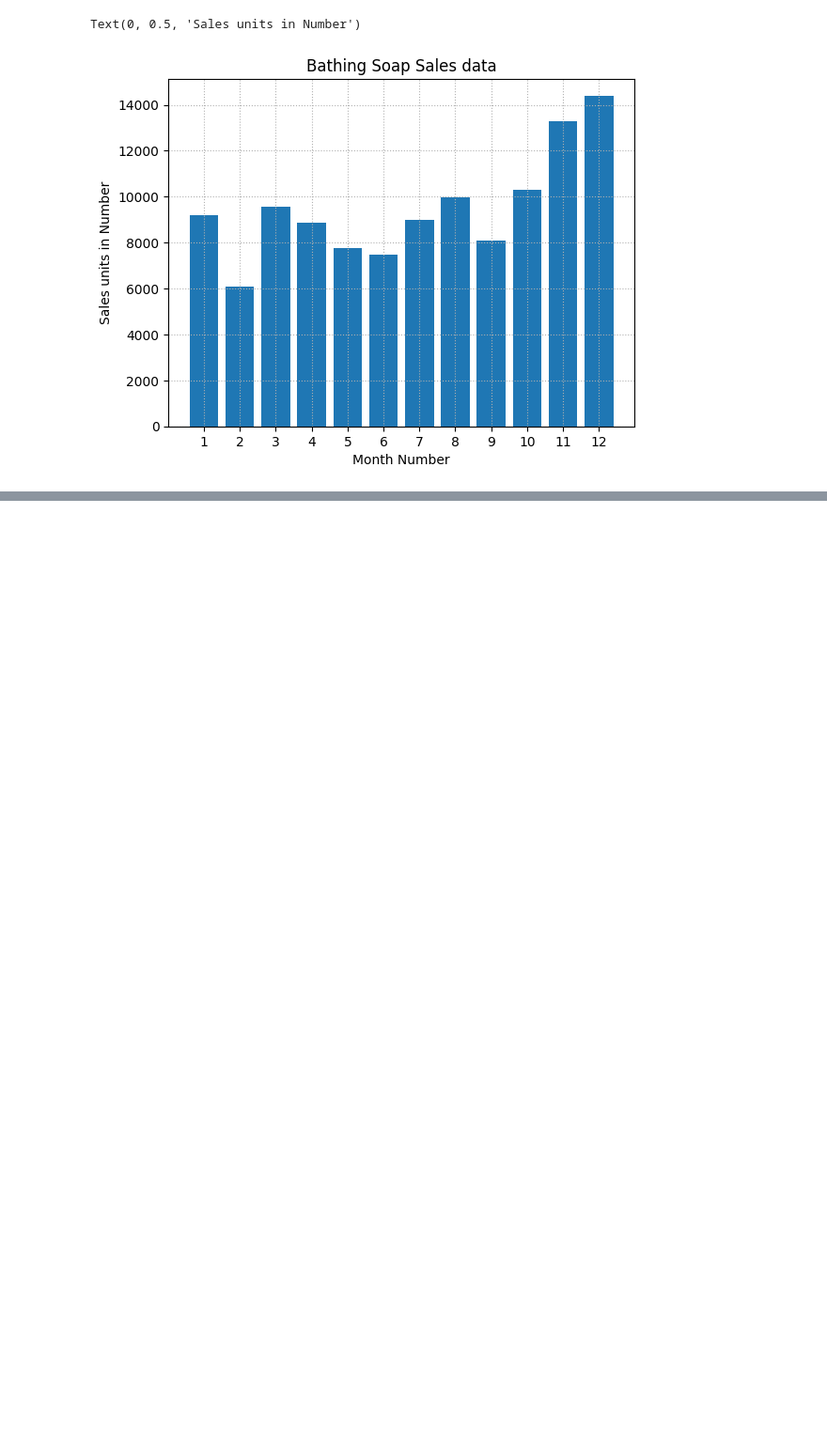
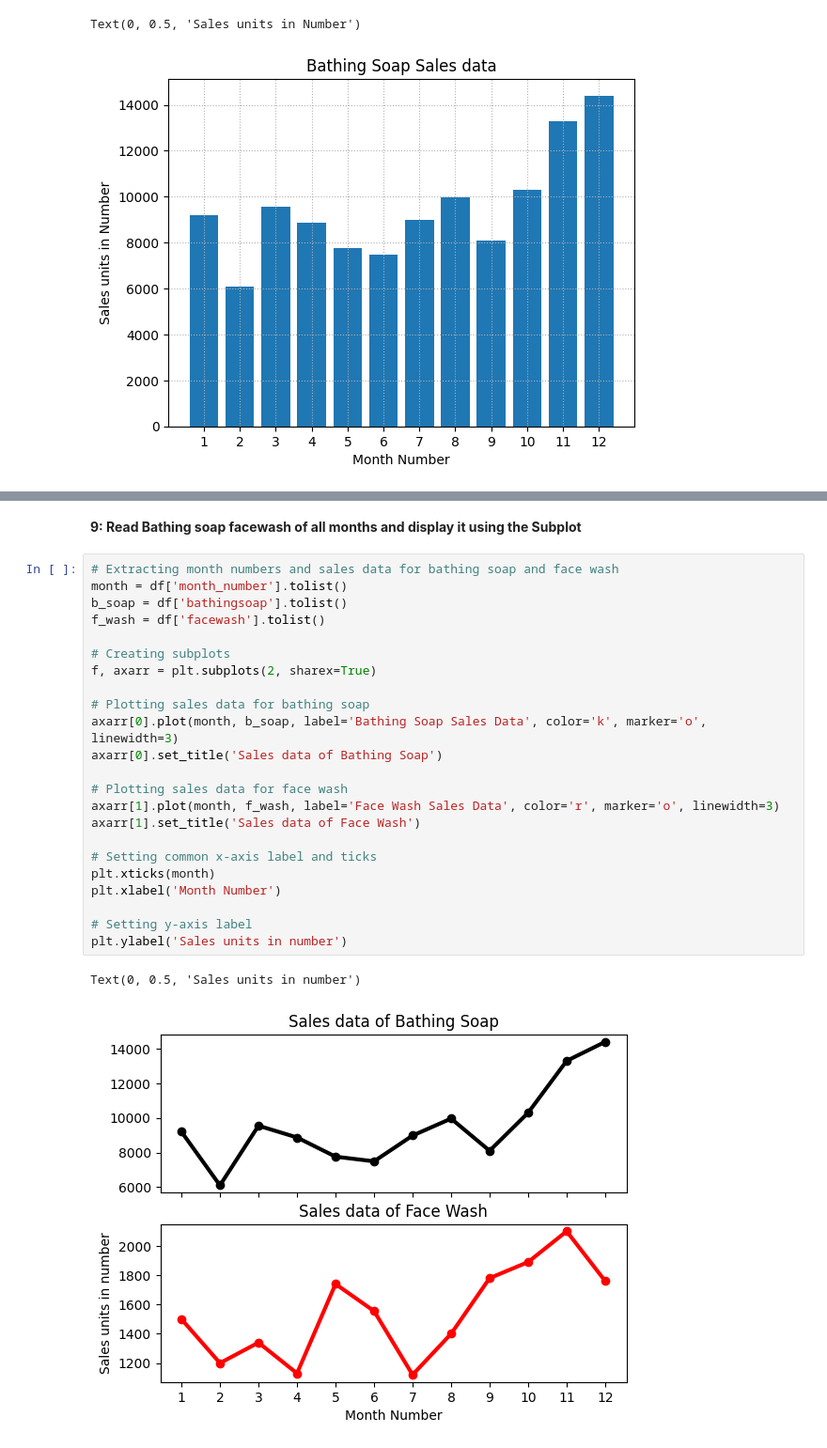
Before and after one commit to deepakatAviSoft/february_assignments, a Jupyter notebook: 13_02_2024.ipynb, the cells around one changed output, grey strips where cells are left out. Shown: that part at 94% size. Drawn from its saved outputs; the diff is of its cells as text; blank space fills up the shorter version.

```diff
--- a/13_02_2024.ipynb
+++ b/13_02_2024.ipynb
@@ -146,0 +177,29 @@ df.head()
+# %% [markdown]
+**9: Read Bathing soap facewash of all months and
+display it using the Subplot**
+# %%
+# Extracting month numbers and sales data for bathing soap and face wash
+month = df['month_number'].tolist()
+b_soap = df['bathingsoap'].tolist()
+f_wash = df['facewash'].tolist()
+
+# Creating subplots
+f, axarr = plt.subplots(2, sharex=True)
+
+# Plotting sales data for bathing soap
+axarr[0].plot(month, b_soap, label='Bathing Soap Sales Data', color='k', marker='o', linewidth=3)
+axarr[0].set_title('Sales data of Bathing Soap')
+
+# Plotting sales data for face wash
+axarr[1].plot(month, f_wash, label='Face Wash Sales Data', color='r', marker='o', linewidth=3)
+axarr[1].set_title('Sales data of Face Wash')
+
+# Setting common x-axis label and ticks
+plt.xticks(month)
+plt.xlabel('Month Number')
+
+# Setting y-axis label
+plt.ylabel('Sales units in number')
+# %% [output]
+Text(0, 0.5, 'Sales units in number')
+[figure, added]
```
Also changed, not shown: parts of 5 cells of this notebook.
